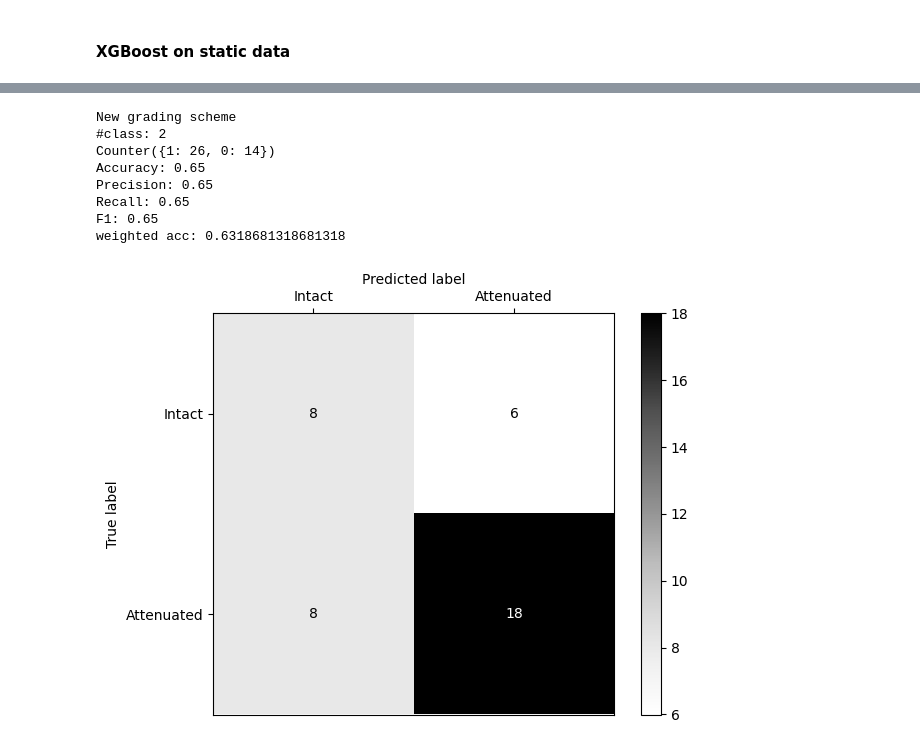
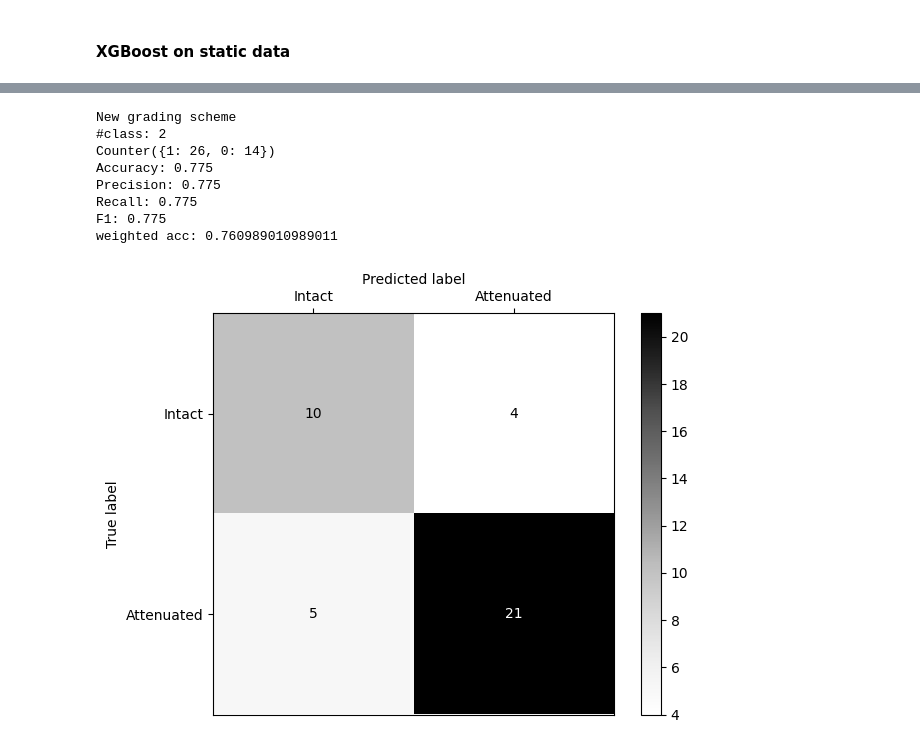
Before and after one commit to ZeyuT/tmc_health_grading, a Jupyter notebook: tmc_xgboost.ipynb, the cells around one changed output, grey strips where cells are left out. Drawn from its saved outputs; the diff is of its cells as text; code cells hidden in the pictures.

Commit message:
z score on none-na data, then fill nan with 0

```diff
--- a/tmc_xgboost.ipynb
+++ b/tmc_xgboost.ipynb
@@ -97,10 +94,19 @@ for fold, (train_index, test_index) in enumerate(kf.split(sample_codes)):
     y_test = np.array(y_test)
 
     # Z-score
-    mean = np.mean(x_train, axis=0)
-    std = np.std(x_train, axis=0)
-    x_train = (x_train-mean)/std
-    x_test = (x_test-mean)/std
+#     mean = np.mean(x_train, axis=0)
+#     std = np.std(x_train, axis=0)
+#     x_train = (x_train-mean)/std
+#     x_test = (x_test-mean)/std
+    mean = np.nanmean(x_train, axis=0)
+    std = np.nanstd(x_train, axis=0)
+    std = np.where(std == 0, 1.0, std)
+    x_train = (x_train - mean) / std
+    x_test = (x_test - mean) / std
+    x_train = np.where(np.isfinite(x_train), x_train, np.nan)
+    x_test = np.where(np.isfinite(x_test), x_test, np.nan)
+    x_train = np.nan_to_num(x_train, nan=0.0)
+    x_test = np.nan_to_num(x_test, nan=0.0)
 
     # Set class weights
     classes = np.unique(y_train)
@@ -210,10 +216,20 @@ for fold, (train_index, test_index) in enumerate(kf.split(sample_codes)):
     y_test = np.array(y_test)
 
 #     # Z-score
-    mean = np.mean(x_train, axis=0)
-    std = np.std(x_train, axis=0)
-    x_train = (x_train-mean)/std
-    x_test = (x_test-mean)/std
+    # mean = np.mean(x_train, axis=0)
+    # std = np.std(x_train, axis=0)
+    # x_train = (x_train-mean)/std
+    # x_test = (x_test-mean)/std
+    # Z-score with NaN safety
+    mean = np.nanmean(x_train, axis=0)
+    std = np.nanstd(x_train, axis=0)
+    std = np.where(std == 0, 1.0, std)
+    x_train = (x_train - mean) / std
+    x_test = (x_test - mean) / std
+    x_train = np.where(np.isfinite(x_train), x_train, np.nan)
+    x_test = np.where(np.isfinite(x_test), x_test, np.nan)
+    x_train = np.nan_to_num(x_train, nan=0.0)
+    x_test = np.nan_to_num(x_test, nan=0.0)
 
     # Set class weights
     classes = np.unique(y_train)
@@ -234,23 +250,24 @@ for fold, (train_index, test_index) in enumerate(kf.split(sample_codes)):
                 objective='binary:logistic')
     model.fit(x_train, y_train)
 
-    # Select the top 5 features for training models
-    importance = model.feature_importances_
-    importance_t = sorted(importance,reverse=True)[5]
-    feature_mask = importance>importance_t
-    x_train_selected = x_train[:, feature_mask]
-    x_test_selected = x_test[:, feature_mask]
-    model = xgb.XGBClassifier(n_estimators=200,
-                learning_rate=0.1,
-                max_depth=20,
-                subsample=0.8,
-                colsample_bytree=0.9,
-                eval_metric='logloss',
-                scale_pos_weight=class_ratio,
-                objective='binary:logistic')
-    model.fit(x_train_selected, y_train)
+    # # Select the top 5 features for training models
+    # importance = model.feature_importances_
+    # importance_t = sorted(importance,reverse=True)[5]
+    # feature_mask = importance>importance_t
+    # x_train_selected = x_train[:, feature_mask]
+    # x_test_selected = x_test[:, feature_mask]
+    # model = xgb.XGBClassifier(n_estimators=200,
+    #             learning_rate=0.1,
+    #             max_depth=20,
+    #             subsample=0.8,
+    #             colsample_bytree=0.9,
+    #             eval_metric='logloss',
+    #             scale_pos_weight=class_ratio,
+    #             objective='binary:logistic')
+    # model.fit(x_train_selected, y_train)
+    # y_probs = model.predict_proba(x_test_selected)
 
-    y_probs = model.predict_proba(x_test_selected)
+    y_probs = model.predict_proba(x_test)
     # y_pred = np.argmax(y_probs,axis=1)
     y_pred = (y_probs[:, 1] >= 0.5).astype(int)
     all_preds = np.concatenate((all_preds, y_pred))
@@ -262,36 +279,36 @@ for fold, (train_index, test_index) in enumerate(kf.split(sample_codes)):
 file.close()
 
 accuracy = accuracy_score(all_labels, all_preds)
 precision = precision_score(all_labels, all_preds, average='micro')
 recall = recall_score(all_labels, all_preds, average='micro')
 f1 = 2 * (precision * recall) / (precision + recall)
 weighted_accuracy = balanced_accuracy_score(all_labels, all_preds)
 
 print(f'Accuracy: {accuracy}')
 print(f'Precision: {precision}')
 print(f'Recall: {recall}')
 print(f'F1: {f1}')
 print(f'weighted acc: {weighted_accuracy}')
 
 # Generate the confusion matrix
 cm = confusion_matrix(all_labels, all_preds)
 
 # Display the confusion matrix
 disp = ConfusionMatrixDisplay(confusion_matrix=cm, display_labels=['Intact','Attenuated'])
 fig, ax = plt.subplots()
 disp.plot(cmap=plt.cm.Greys, ax=ax)
 ax.xaxis.set_label_position('top')  # Move the x-axis label to the top
 ax.xaxis.tick_top()  # Move the x-axis ticks to the top
 # plt.title('Confusion Matrix')
 plt.tight_layout()
 plt.show()
 # %% [output]
 New grading scheme
 #class: 2
 Counter({1: 26, 0: 14})
-Accuracy: 0.65
-Precision: 0.65
-Recall: 0.65
-F1: 0.65
-weighted acc: 0.6318681318681318
+Accuracy: 0.775
+Precision: 0.775
+Recall: 0.775
+F1: 0.775
+weighted acc: 0.760989010989011
-[figure, old version]
+[figure, new version]
```
Also changed, not shown: parts of 5 cells of this notebook.
